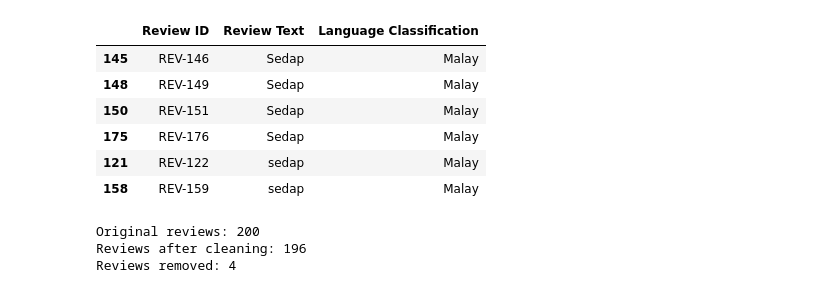
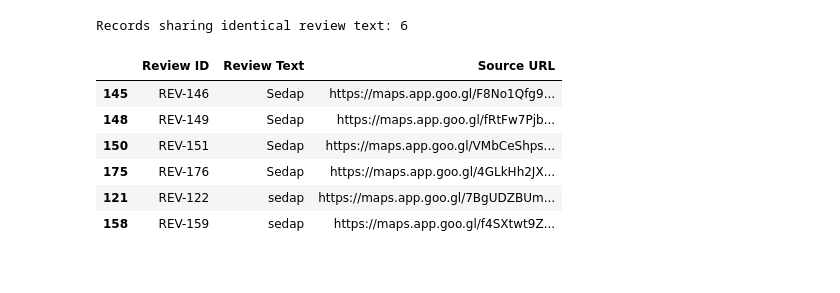
Before and after one commit to Nazarick0912/CPC353, a Jupyter notebook: CPC353_Assignment_1.ipynb, the cells around one changed output. Drawn from its saved outputs; the diff is of its cells as text; code cells hidden in the pictures.

```diff
--- a/CPC353_Assignment_1.ipynb
+++ b/CPC353_Assignment_1.ipynb
@@ -89,39 +115,24 @@ plt.show()
 # %%
-# Display duplicate review texts for checking
-duplicates = df[
-    df.duplicated(subset=["Review Text"], keep=False)
-]
+# Flag identical review text for inspection.
+# Matching text alone does not prove that two records are duplicates.
+
+repeated_text = df[
+    df["Review Text"].duplicated(keep=False)
+].copy()
+
+print("Records sharing identical review text:", len(repeated_text))
 
 display(
-    duplicates[
-        ["Review ID", "Review Text", "Language Classification"]
-    ].sort_values("Review Text")
+    repeated_text[
+        ["Review ID", "Review Text", "Source URL"]
+    ].sort_values(["Review Text", "Review ID"])
 )
 # %% [output]
+Records sharing identical review text: 6
-|  | Review ID | Review Text | Language Classification |
-| 145 | REV-146 | Sedap | Malay |
-| 148 | REV-149 | Sedap | Malay |
-| 150 | REV-151 | Sedap | Malay |
-| 175 | REV-176 | Sedap | Malay |
-| 121 | REV-122 | sedap | Malay |
-| 158 | REV-159 | sedap | Malay |
+|  | Review ID | Review Text | Source URL |
+| 145 | REV-146 | Sedap | https://maps.app.goo.gl/F8No1Qfg9... |
+| 148 | REV-149 | Sedap | https://maps.app.goo.gl/fRtFw7Pjb... |
+| 150 | REV-151 | Sedap | https://maps.app.goo.gl/VMbCeShps... |
+| 175 | REV-176 | Sedap | https://maps.app.goo.gl/4GLkHh2JX... |
+| 121 | REV-122 | sedap | https://maps.app.goo.gl/7BgUDZBUm... |
+| 158 | REV-159 | sedap | https://maps.app.goo.gl/f4SXtwt9Z... |
-# %%
-# Remove duplicate reviews
-df_clean = df.drop_duplicates(
-    subset=["Review Text"],
-    keep="first"
-).copy()
-
-# Remove empty or whitespace-only review texts
-df_clean = df_clean[
-    df_clean["Review Text"].notna()
-    & df_clean["Review Text"].astype(str).str.strip().ne("")
-].copy()
-
-print("Original reviews:", len(df))
-print("Reviews after cleaning:", len(df_clean))
-print("Reviews removed:", len(df) - len(df_clean))
-# %% [output]
-Original reviews: 200
-Reviews after cleaning: 196
-Reviews removed: 4
```
Also changed, not shown: parts of 22 cells of this notebook.
